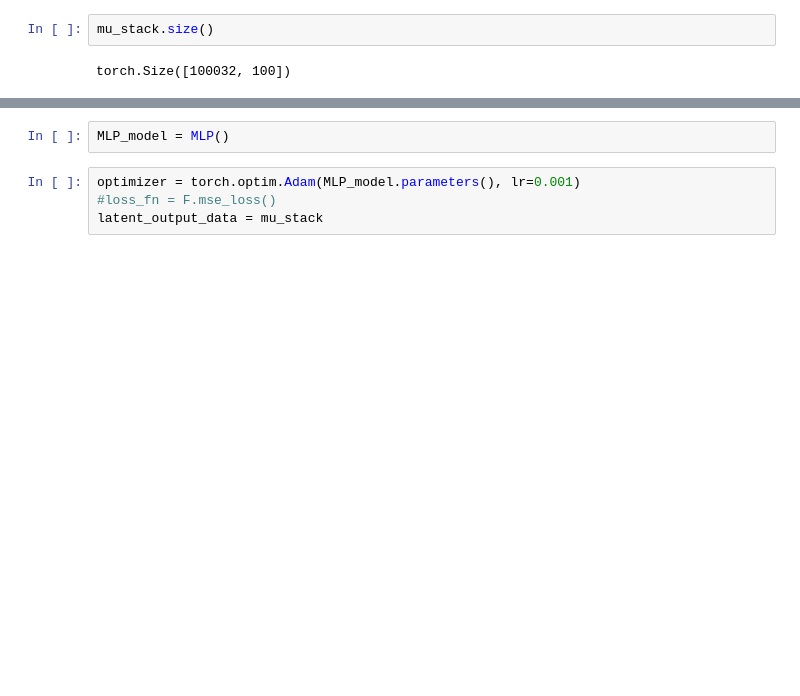
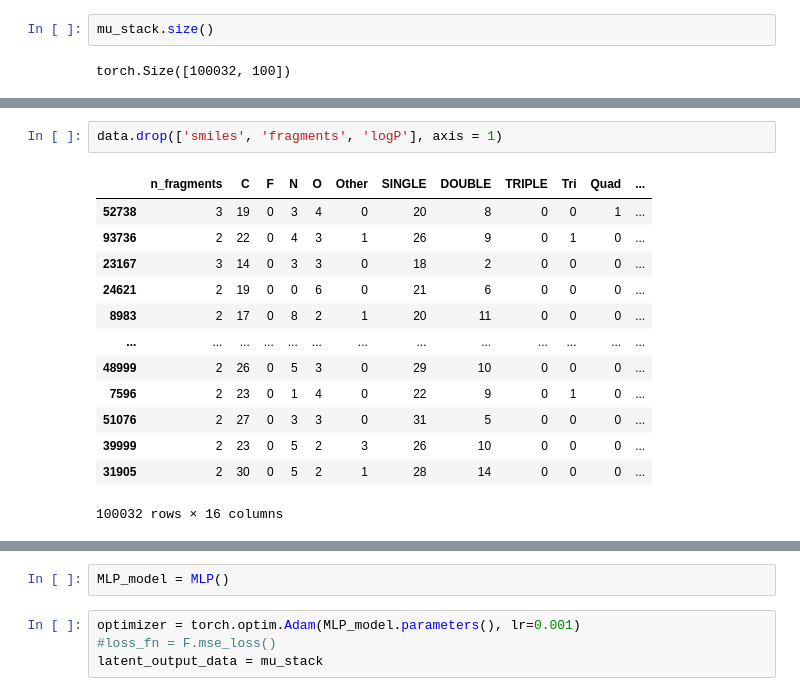
Before and after one commit to panukorn17/drug_discovery_models, a Jupyter notebook: fragment-based-dgm/Latent Space Optimisation.ipynb, the cells around one changed output, grey strips where cells are left out. Saved outputs shown, nothing was run; the diff lists cells and outputs as text; blank space fills up the shorter version.

```diff
--- a/fragment-based-dgm/Latent Space Optimisation.ipynb
+++ b/fragment-based-dgm/Latent Space Optimisation.ipynb
@@ -200 +279,17 @@ torch.Size([100032, 100])
+# %%
+data.drop(['smiles', 'fragments', 'logP'], axis = 1)
+# %% [output]
+|  | n_fragments | C | F | N | O | Other | SINGLE | DOUBLE | TRIPLE | Tri | Quad | ... |
+| 52738 | 3 | 19 | 0 | 3 | 4 | 0 | 20 | 8 | 0 | 0 | 1 | ... |
+| 93736 | 2 | 22 | 0 | 4 | 3 | 1 | 26 | 9 | 0 | 1 | 0 | ... |
+| 23167 | 3 | 14 | 0 | 3 | 3 | 0 | 18 | 2 | 0 | 0 | 0 | ... |
+| 24621 | 2 | 19 | 0 | 0 | 6 | 0 | 21 | 6 | 0 | 0 | 0 | ... |
+| 8983 | 2 | 17 | 0 | 8 | 2 | 1 | 20 | 11 | 0 | 0 | 0 | ... |
+| ... | ... | ... | ... | ... | ... | ... | ... | ... | ... | ... | ... | ... |
+| 48999 | 2 | 26 | 0 | 5 | 3 | 0 | 29 | 10 | 0 | 0 | 0 | ... |
+| 7596 | 2 | 23 | 0 | 1 | 4 | 0 | 22 | 9 | 0 | 1 | 0 | ... |
+| 51076 | 2 | 27 | 0 | 3 | 3 | 0 | 31 | 5 | 0 | 0 | 0 | ... |
+| 39999 | 2 | 23 | 0 | 5 | 2 | 3 | 26 | 10 | 0 | 0 | 0 | ... |
+| 31905 | 2 | 30 | 0 | 5 | 2 | 1 | 28 | 14 | 0 | 0 | 0 | ... |
+100032 rows × 16 columns
 # %%
```
Also changed, not shown: parts of 22 cells of this notebook, 4 other files.
